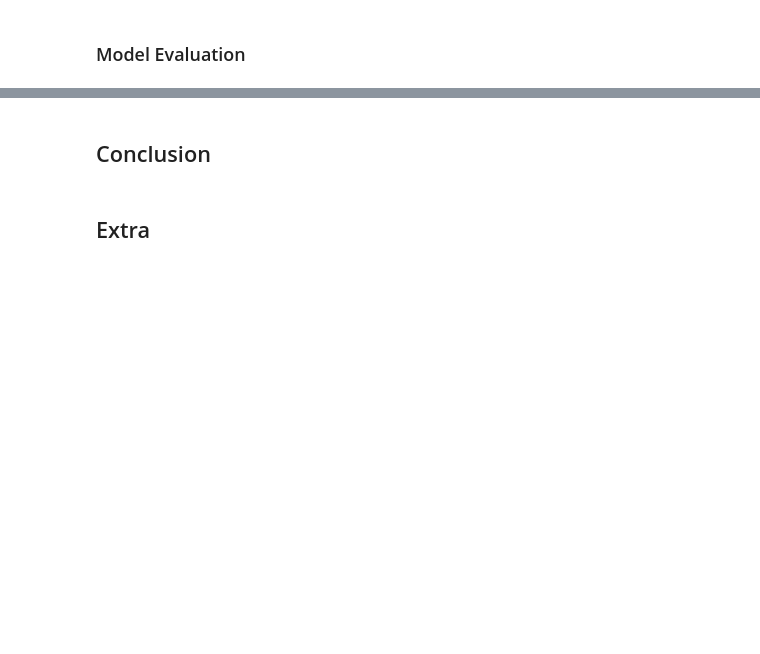
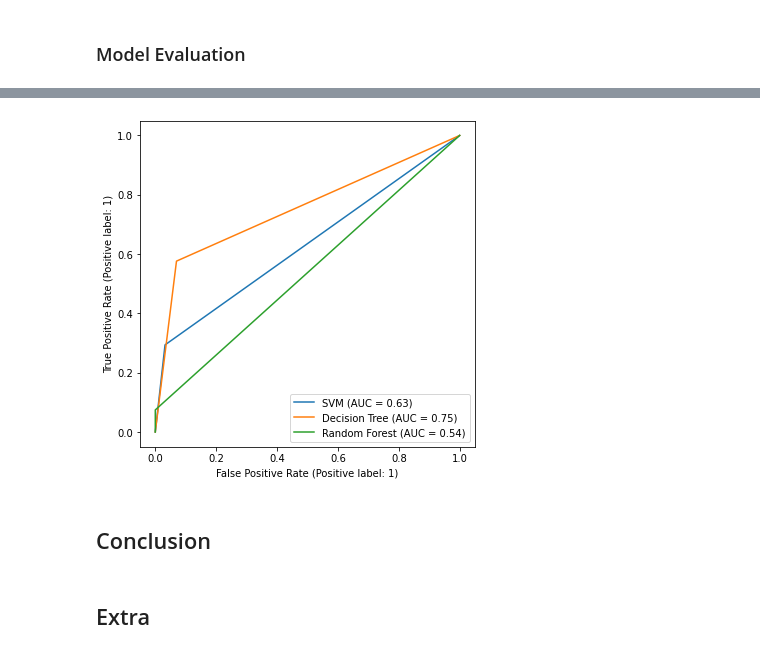
Before and after one commit to lucashoeft/Intelligent-Data-Analysis-Project, a Jupyter notebook: Intelligent-Data-Analysis-Project.ipynb, the cells around one changed output, grey strips where cells are left out. Cells and saved outputs as stored; diff of their text form; code cells hidden in the pictures; blank space fills up the shorter version.

```diff
--- a/Intelligent-Data-Analysis-Project.ipynb
+++ b/Intelligent-Data-Analysis-Project.ipynb
@@ -422,3 +439,15 @@ print("Accuracy Random Forest:", round(accuracy_score(income_y_test, income_y_pr
+# %%
+# ROC/AUC
+from sklearn.metrics import RocCurveDisplay
+
+fig = plt.figure(figsize=(6, 6))
+ax = fig.add_subplot()
+RocCurveDisplay.from_predictions(income_y_test, income_y_pred_svm, name="SVM", ax=ax)
+RocCurveDisplay.from_predictions(income_y_test, income_y_pred_dt, name="Decision Tree", ax=ax)
+RocCurveDisplay.from_predictions(income_y_test, income_y_pred_rf, name="Random Forest", ax=ax)
+plt.show()
+# %% [output]
+[figure, added]
 # %% [markdown]
 ## Conclusion
 # %% [markdown]
```
Also changed, not shown: parts of 16 cells of this notebook.
